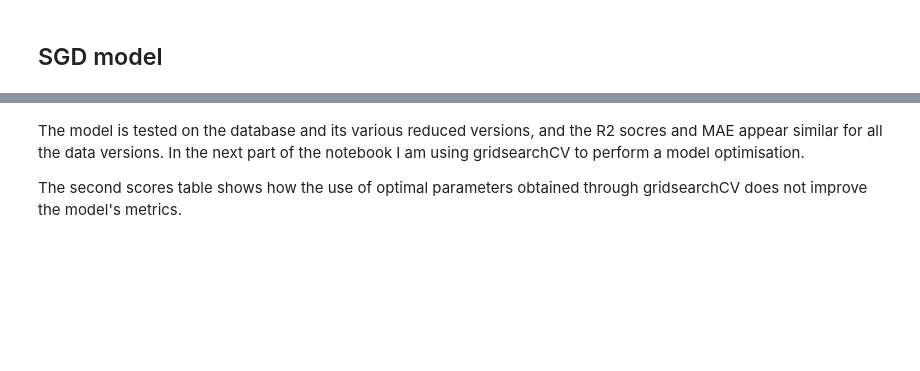
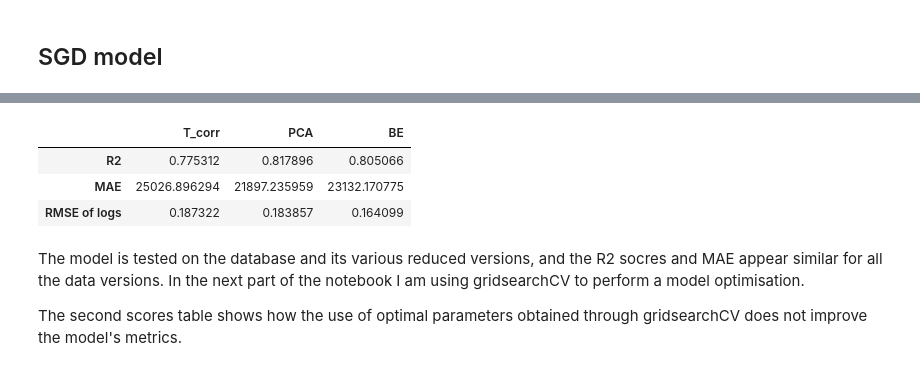
Before and after one commit to RaffaToSpace/House-Price-Predictor, a Jupyter notebook: pthp_SGD.ipynb, the cells around one changed output, grey strips where cells are left out. Saved outputs shown, nothing was run; the diff lists cells and outputs as text; code cells hidden in the pictures; blank space fills up the shorter version.

```diff
--- a/pthp_SGD.ipynb
+++ b/pthp_SGD.ipynb
@@ -138,3 +149,10 @@ for item in dataset:
+# %%
+scores[['T_corr','PCA','BE']]
+# %% [output]
+|  | T_corr | PCA | BE |
+| R2 | 0.775312 | 0.817896 | 0.805066 |
+| MAE | 25026.896294 | 21897.235959 | 23132.170775 |
+| RMSE of logs | 0.187322 | 0.183857 | 0.164099 |
 # %% [markdown]
 The model is tested on the database and its various reduced versions, and the R2 socres and MAE appear similar for all the data versions. In the next part of the notebook I am using gridsearchCV to perform a model optimisation.
 
```
Also changed, not shown: parts of 14 cells of this notebook.
